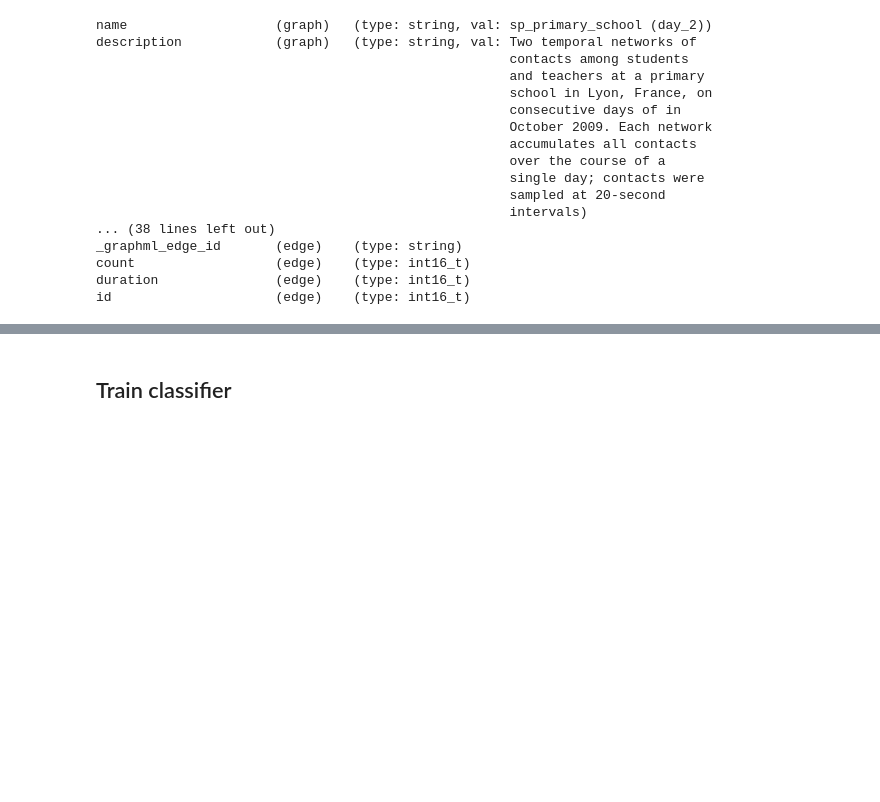
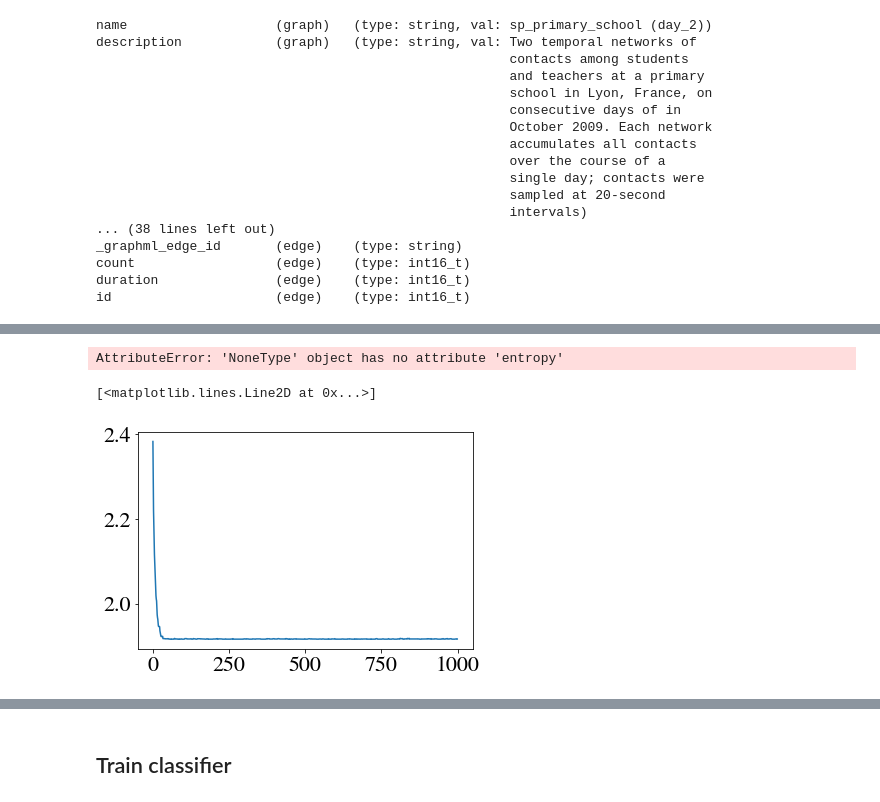
Before and after one commit to LozzaTray/Jormungandr-code, a Jupyter notebook: school-2.ipynb, the cells around one changed output, grey strips where cells are left out. Drawn from its saved outputs; the diff is of its cells as text; code cells hidden in the pictures; blank space fills up the shorter version.

```diff
--- a/school-2.ipynb
+++ b/school-2.ipynb
@@ -56,2 +56,5 @@ Done
 # %%
-av_dl = graph.mcmc(num_iter=10000)
+av_dl  = graph.mcmc(num_iter=1000)
+entropy_arr = graph.entropy_arr
+# %% [output]
+AttributeError: 'NoneType' object has no attribute 'entropy'
@@ -58,3 +64,10 @@ av_dl = graph.mcmc(num_iter=10000)
+# %%
+import matplotlib.pyplot as plt
+entropy_arr = graph.entropy_arr
+plt.plot(entropy_arr)
+# %% [output]
+[<matplotlib.lines.Line2D at 0x...>]
+[figure, added]
 # %%
 #graph.draw(gen_layout=False, size=10, output="school-graph.png")
 graph.draw()
```
Also changed, not shown: parts of 16 cells of this notebook, 3 other files.
